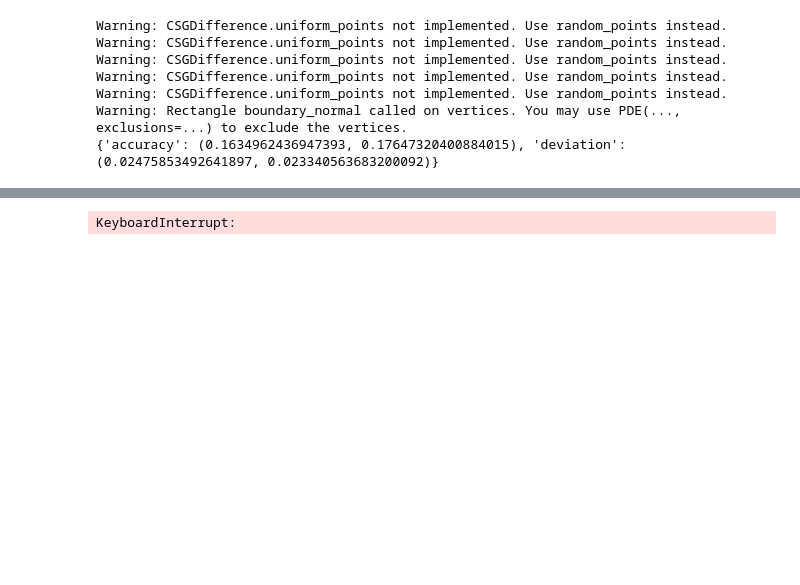
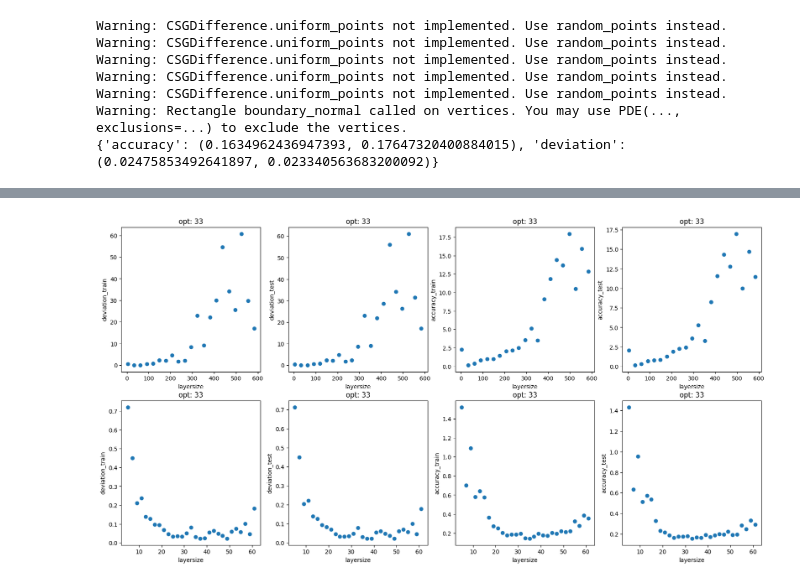
Before and after one commit to delimarr/ip5_code, a Jupyter notebook: elm.ipynb, the cells around one changed output, grey strips where cells are left out. Cells and saved outputs as stored; diff of their text form; code cells hidden in the pictures; blank space fills up the shorter version.

Commit message:
layersize, percent num_bnd

```diff
--- a/elm.ipynb
+++ b/elm.ipynb
@@ -388,6 +393,7 @@ points = 20
 step = int((stop - start)/points)
 
 res = []
+metrics = ['deviation_train', 'deviation_test', 'accuracy_train', 'accuracy_test']
 while step >= 1:
     layers = np.arange(start=start, stop=stop+1, step=step).reshape(-1, 1)
     res_step = {
@@ -412,23 +418,16 @@ while step >= 1:
     step = int((stop - start)/points)
 
 
-fig = plt.figure(figsize=(10, 10))
-# layers vs deviation train
-fig.add_subplot(2, 2, 1)
-plt.xlabel("layersize")
-plt.ylabel("RMS deviation")
-dev_train = np.empty((len(res)))
-for i in range(len(res)):
-    dev_train[i] = res[i]['deviation'][0]
-plt.title(f"deviation train, opt: {layers[np.argmin(dev_train)]}")
-plt.scatter(layers, dev_train)
+runs = len(res)
+fig = plt.figure(figsize=(20, 10))
+for r in range(runs):
+    for idx, metric in enumerate(metrics):
+        fig.add_subplot(runs, 4, r*4 + idx + 1)
+        plt.xlabel("layersize")
+        plt.ylabel(metric)
+        min_l = res[r]["min_l"]
+        plt.title(f"opt: {min_l[0]}")
+        plt.scatter(res[r]["layersizes"], res[r][metric])
 
-fig.add_subplot(2, 2, 2)
-plt.xlabel("layersize")
-plt.ylabel("RMS deviation")
-dev_test = np.empty((len(res)))
-for i in range(len(res)):
-    dev_test[i] = res[i]['deviation'][1]
-plt.title(f"deviation test, opt: {layers[np.argmin(dev_test)][0]}")
-plt.scatter(layers, dev_test)
+opt_layers: int = res[-1]["min_l"]
 # %% [output]
@@ -452 +451 @@ Warning: CSGDifference.uniform_points not implemented. Use random_points instead
-KeyboardInterrupt:
+[figure, added]
```
Also changed, not shown: parts of 3 cells of this notebook.
